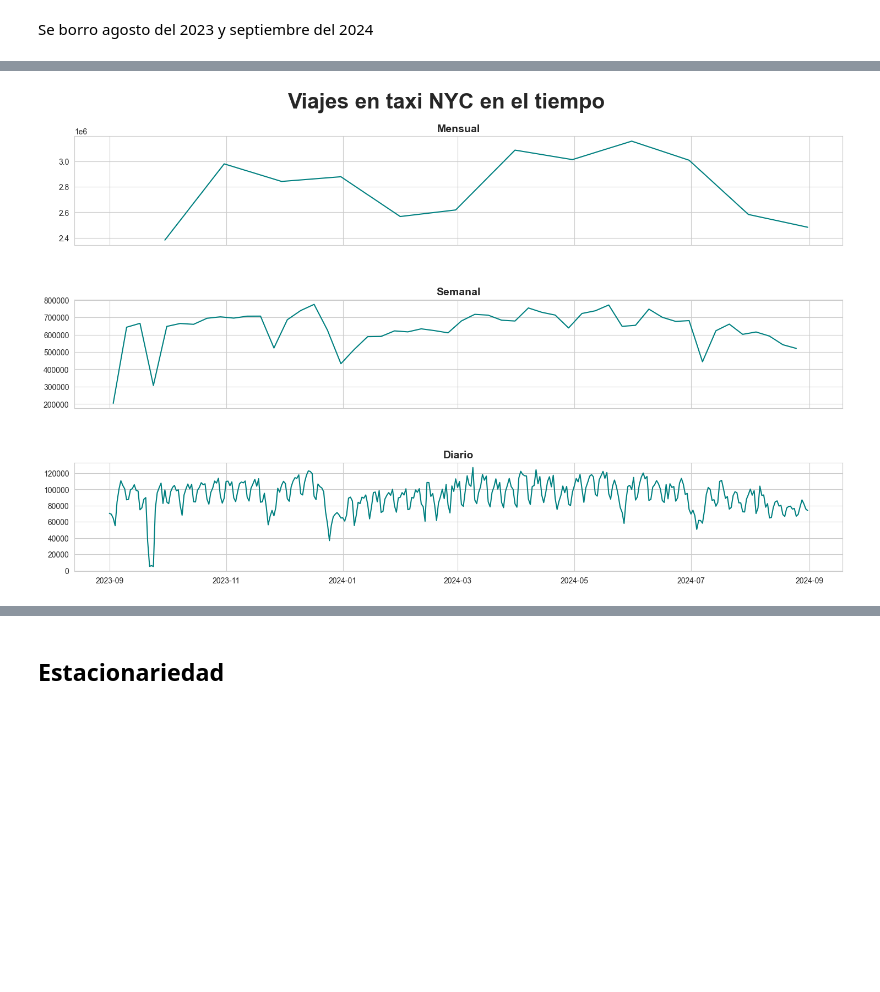
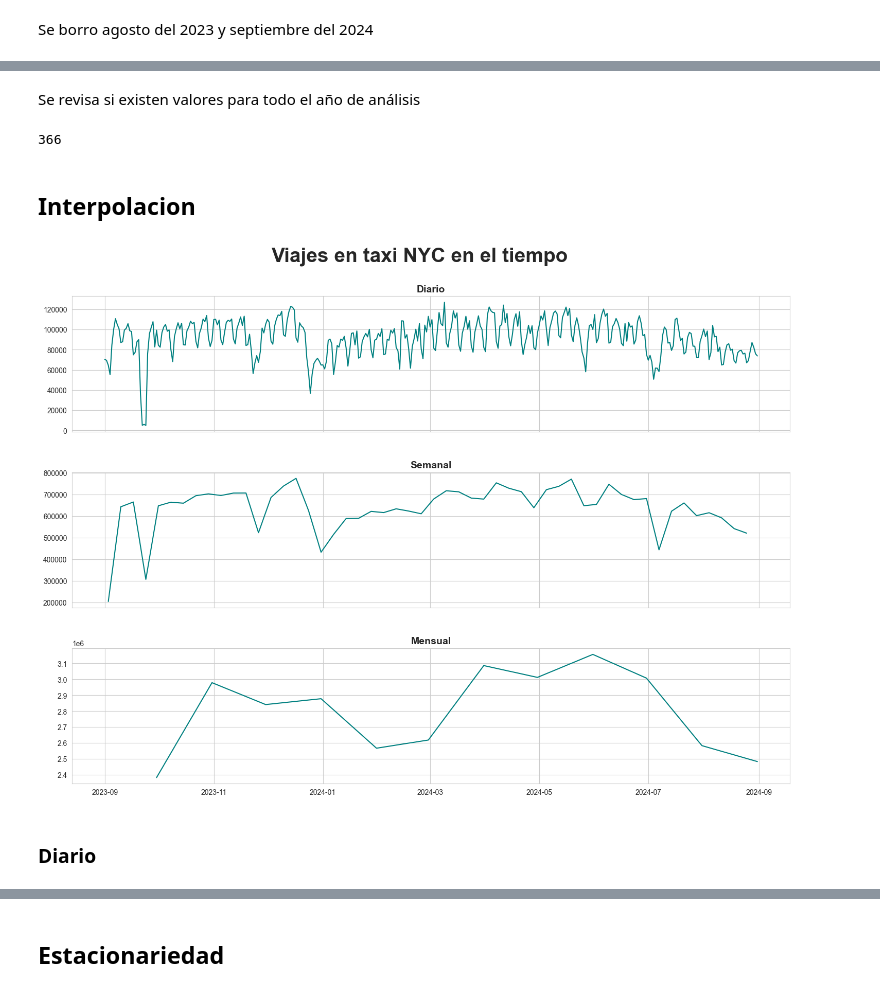
Before and after one commit to Rizo12G/Proyecto_final_henry, a Jupyter notebook: ML/Analisis_preliminar_ML.ipynb, the cells around one changed output, grey strips where cells are left out. Saved outputs shown, nothing was run; the diff lists cells and outputs as text; code cells hidden in the pictures; blank space fills up the shorter version.

```diff
--- a/ML/Analisis_preliminar_ML.ipynb
+++ b/ML/Analisis_preliminar_ML.ipynb
@@ -55,9 +57,3 @@ taxis
 | 40176769 | 1 | 2.50 | 244 | 41 | 2 | 21.09 | 2 | ... |
 | 40176770 | 1 | 2.20 | 74 | 151 | 2 | 16.80 | 2 | ... |
 33597925 rows × 12 columns
-# %%
-taxis['PULocationID'] = taxis['PULocationID'].astype('category')
-taxis['DOLocationID'] = taxis['DOLocationID'].astype('category')
-taxis['type'] = taxis['type'].astype('category')
-taxis['trip_type'] = taxis['trip_type'].astype('category')
-taxis['payment_type'] = taxis['payment_type'].astype('category')
@@ -151,21 +173,31 @@ mensual.drop(mensual[(mensual.index.year==2024)&(mensual.index.month==9)].index,
+# %% [markdown]
+Se revisa si existen valores para todo el año de análisis
+# %%
+diario.shape[0]
+# %% [output]
+366
+# %% [markdown]
+## Interpolacion
 # %%
 sns.set_style("whitegrid")
 
-fig, ax = plt.subplots(3,1, figsize = (18,10), gridspec_kw={'height_ratios': [1, 1, 1]}, sharex=True)
+fig, ax = plt.subplots(3,1, figsize = (18,12), gridspec_kw={'height_ratios': [1, 1, 1]}, sharex=True)
 fig.suptitle("Viajes en taxi NYC en el tiempo",fontsize=28, fontweight='bold')
-plt.subplots_adjust(top=0.9,hspace=0.5)
+plt.subplots_adjust(top=0.9,hspace=0.3)
 
-ax[0].plot(mensual.index, mensual.n_trips, color='teal')
-ax[0].set_title('Mensual',fontsize=14, fontweight='bold')
+ax[2].plot(mensual.index, mensual.n_trips, color='teal')
+ax[2].set_title('Mensual',fontsize=14, fontweight='bold')
 
 ax[1].plot(semanal.index, semanal.n_trips, color='teal')
 ax[1].set_title('Semanal',fontsize=14, fontweight='bold')
 
-ax[2].plot(diario.index, diario.n_trips, color='teal')
-ax[2].set_title('Diario',fontsize=14, fontweight='bold')
+ax[0].plot(diario.index, diario.n_trips, color='teal')
+ax[0].set_title('Diario',fontsize=14, fontweight='bold')
 
 
 
 plt.show()
 # %% [output]
-[figure, old version]
+[figure, new version]
+# %% [markdown]
+### Diario
```
Also changed, not shown: parts of 51 cells of this notebook, 6 other files.
